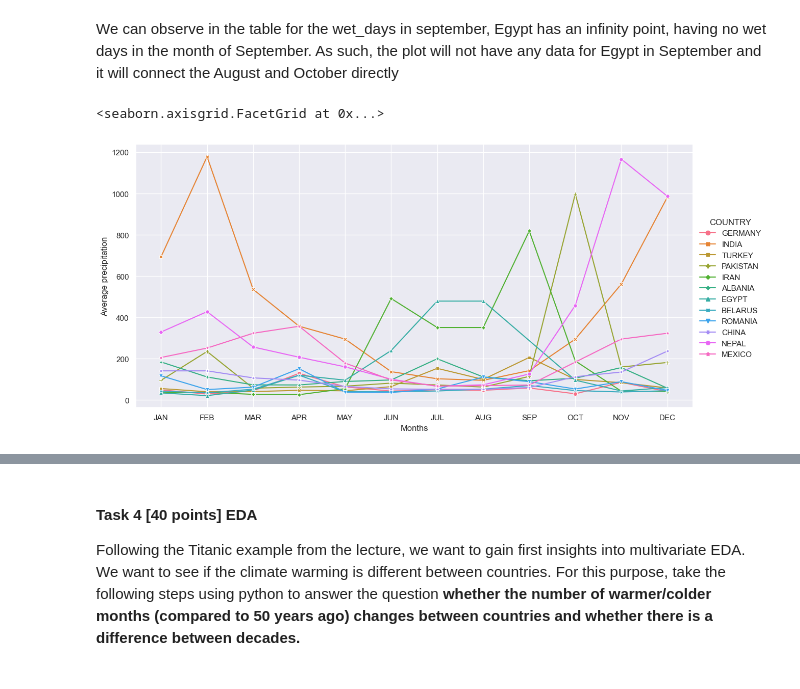
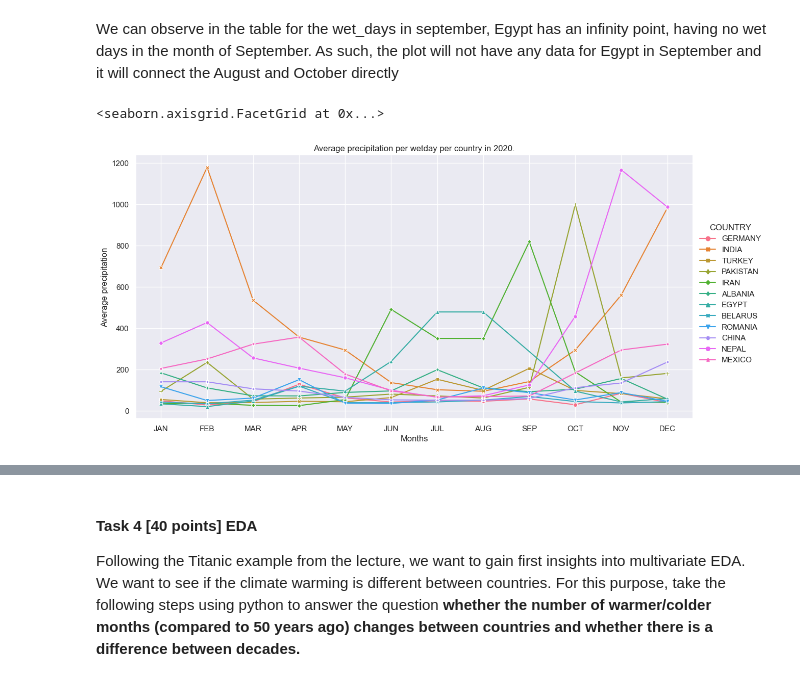
Before and after one commit to aronzek/UHH_research_methods, a Jupyter notebook: RM_A02_Group_E.ipynb, the cells around one changed output, grey strips where cells are left out. Saved outputs shown, nothing was run; the diff lists cells and outputs as text; code cells hidden in the pictures.

```diff
--- a/RM_A02_Group_E.ipynb
+++ b/RM_A02_Group_E.ipynb
@@ -201,12 +168,13 @@ We can observe in the table for the wet_days in september, Egypt has an infinity
 # %%
 wet_day = sbs.relplot(data = df_wet.drop("Total Precipitation",axis=1).T, kind = 'line', height = 6, aspect = 2, markers = True, dashes = False)
 wet_day.set_xticklabels(months)
 wet_day.set_xlabels("Months")
 wet_day.set_ylabels("Average precipitation")
+wet_day.set(title = "Average precipitation per wetday per country in 2020.")
 #Solution 2 end
 # %% [output]
 <seaborn.axisgrid.FacetGrid at 0x...>
-[figure, old version]
+[figure, new version]
 # %%
 ### Task 3 ###
 db = df[(df['COUNTRY'] == 'INDIA') & (df['YEAR'].between(2011,2020))].set_index("COUNTRY")
```
Also changed, not shown: parts of 28 cells of this notebook, 1 other file.
